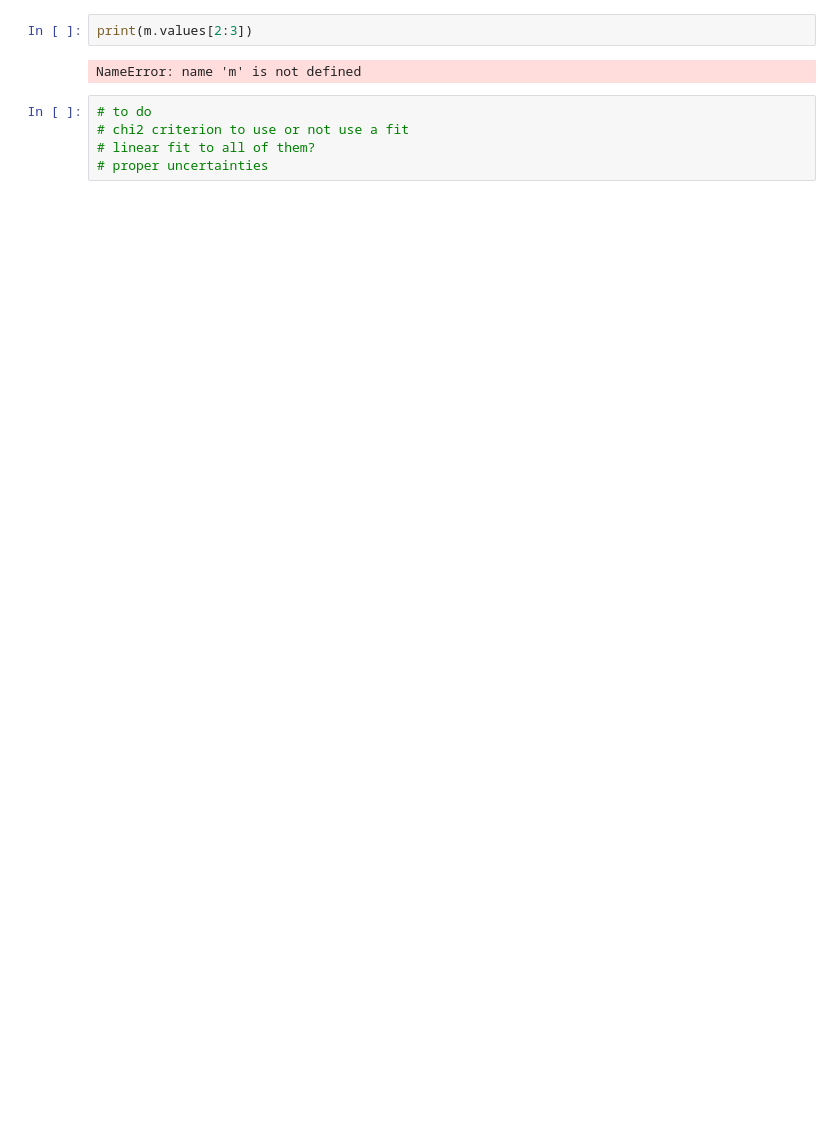
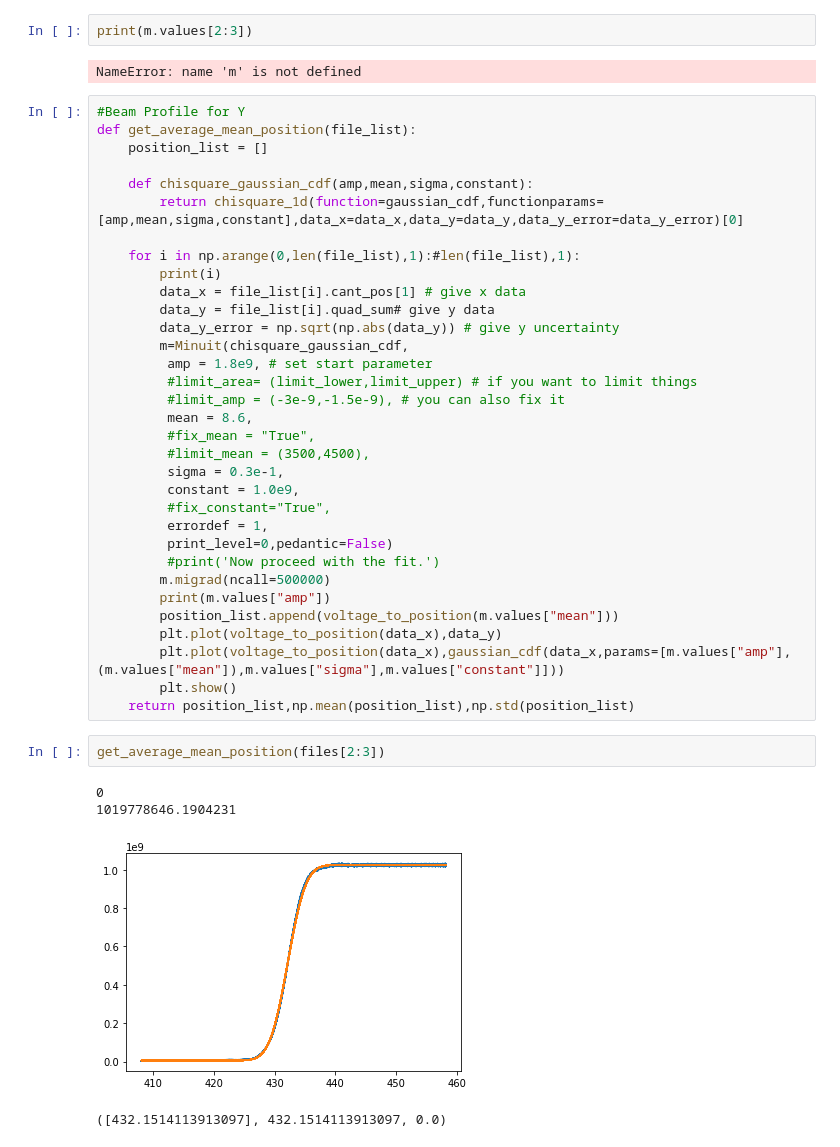
Before and after one commit to stanfordbeads/New_trap_code, a Jupyter notebook: Scripts/General_Beam_Profile_Analysis.ipynb, the cells around one changed output. Saved outputs shown, nothing was run; the diff lists cells and outputs as text; blank space fills up the shorter version.

```diff
--- a/Scripts/General_Beam_Profile_Analysis.ipynb
+++ b/Scripts/General_Beam_Profile_Analysis.ipynb
@@ -173,8 +196,43 @@ get_average_mean_position(files[0:3])
 print(m.values[2:3])
 # %% [output]
 NameError: name 'm' is not defined
-# %%
-# to do
-# chi2 criterion to use or not use a fit
-# linear fit to all of them?
-# proper uncertainties
+# %%
+#Beam Profile for Y
+def get_average_mean_position(file_list):
+    position_list = []
+
+    def chisquare_gaussian_cdf(amp,mean,sigma,constant):
+        return chisquare_1d(function=gaussian_cdf,functionparams=[amp,mean,sigma,constant],data_x=data_x,data_y=data_y,data_y_error=data_y_error)[0]
+
+    for i in np.arange(0,len(file_list),1):#len(file_list),1):
+        print(i)
+        data_x = file_list[i].cant_pos[1] # give x data
+        data_y = file_list[i].quad_sum# give y data
+        data_y_error = np.sqrt(np.abs(data_y)) # give y uncertainty
+        m=Minuit(chisquare_gaussian_cdf,
+         amp = 1.8e9, # set start parameter
+         #limit_area= (limit_lower,limit_upper) # if you want to limit things
+         #limit_amp = (-3e-9,-1.5e-9), # you can also fix it
+         mean = 8.6,
+         #fix_mean = "True",
+         #limit_mean = (3500,4500),
+         sigma = 0.3e-1,
+         constant = 1.0e9,
+         #fix_constant="True",
+         errordef = 1,
+         print_level=0,pedantic=False)
+         #print('Now proceed with the fit.')
+        m.migrad(ncall=500000)
+        print(m.values["amp"])
+        position_list.append(voltage_to_position(m.values["mean"]))
+        plt.plot(voltage_to_position(data_x),data_y)
+        plt.plot(voltage_to_position(data_x),gaussian_cdf(data_x,params=[m.values["amp"],(m.values["mean"]),m.values["sigma"],m.values["constant"]]))
+        plt.show()
+    return position_list,np.mean(position_list),np.std(position_list)
+# %%
+get_average_mean_position(files[2:3])
+# %% [output]
+0
+1019778646.1904231
+[figure, added]
+([432.1514113913097], 432.1514113913097, 0.0)
```
Also changed, not shown: parts of 4 cells of this notebook, 11 other files.
